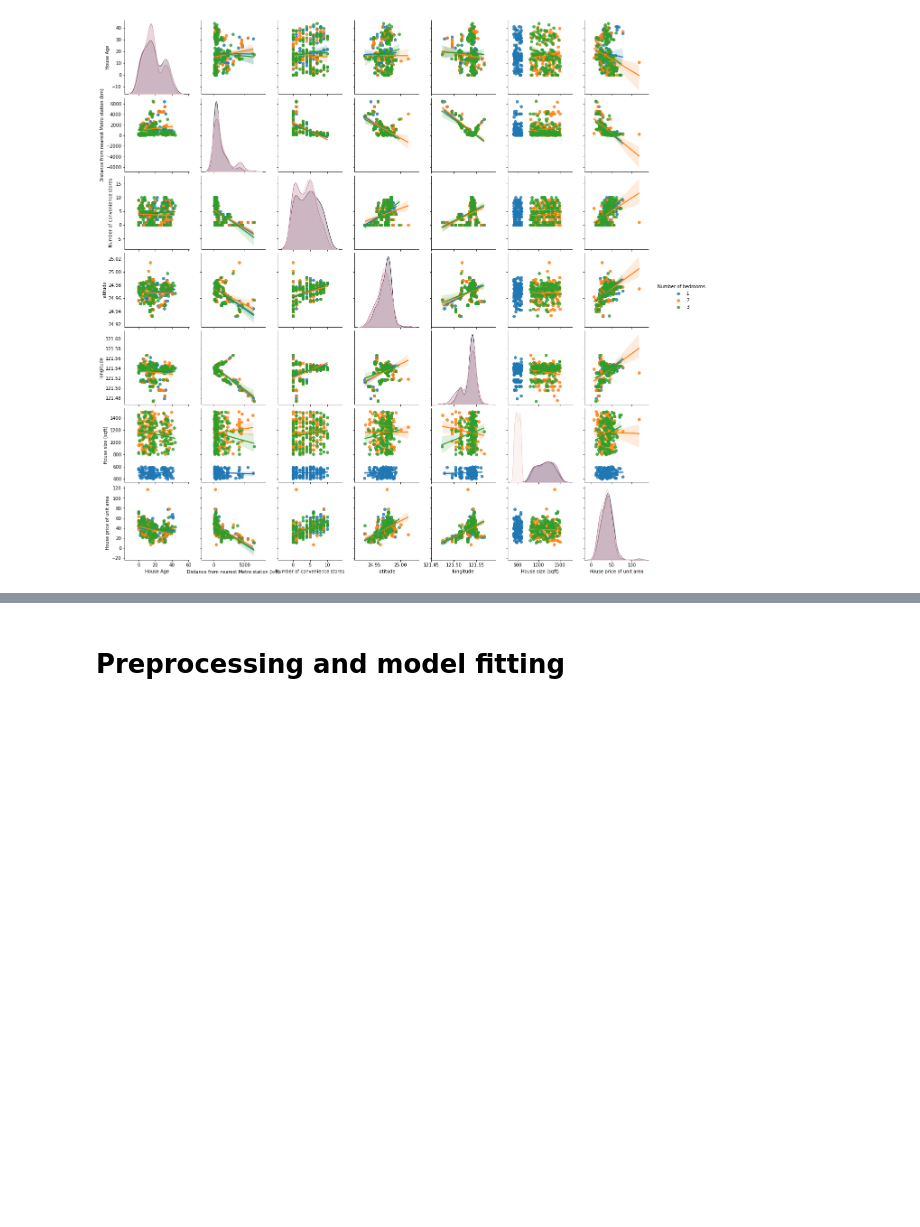
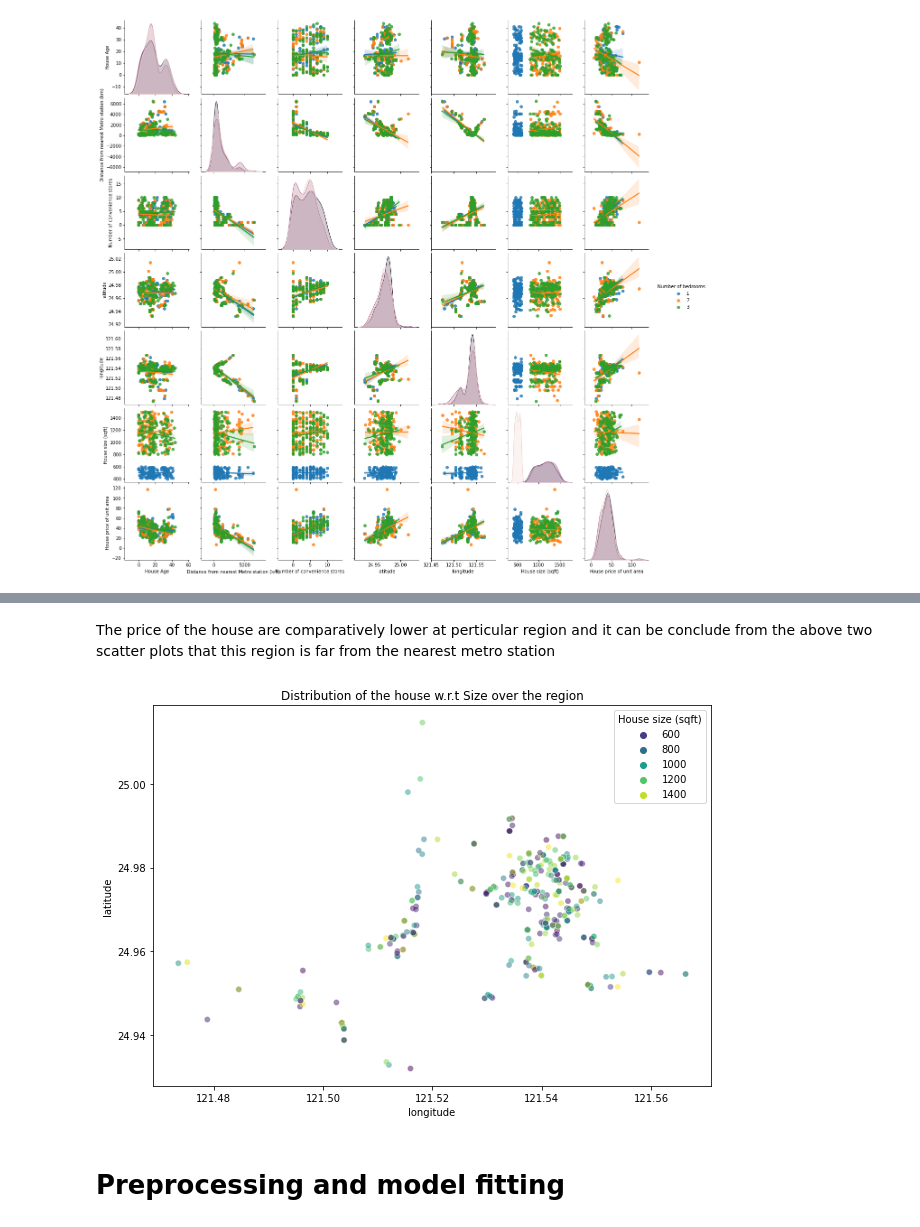
Before and after one commit to deepaksirohiwal/House_price_prediction, a Jupyter notebook: House price prediction.ipynb, the cells around one changed output, grey strips where cells are left out. Saved outputs shown, nothing was run; the diff lists cells and outputs as text; code cells hidden in the pictures; blank space fills up the shorter version.

```diff
--- a/House price prediction.ipynb
+++ b/House price prediction.ipynb
@@ -136 +144,9 @@ As it can be observed that the price of the house is fairly correlated to the la
+# %% [markdown]
+The price of the house are comparatively lower at perticular region and it can be conclude from the above two scatter plots that this region is far from the nearest metro station
+# %%
+#House size and region
+scatter_plot(data,'longitude','latitude',"House size (sqft)")
+_=plt.title("Distribution of the house w.r.t Size over the region")
+# %% [output]
+[figure, added]
 # %%
```
Also changed, not shown: parts of 20 cells of this notebook.
